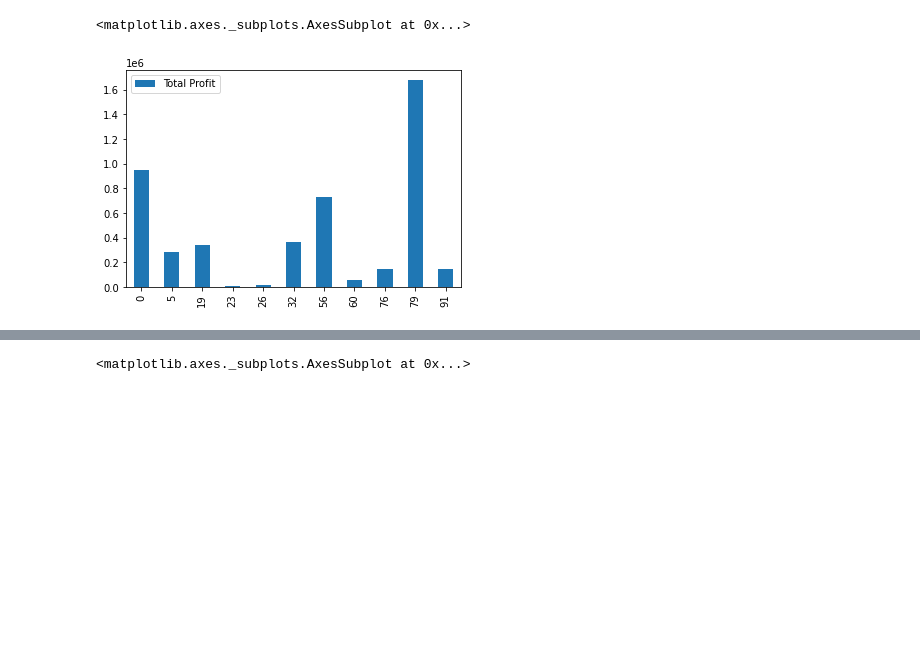
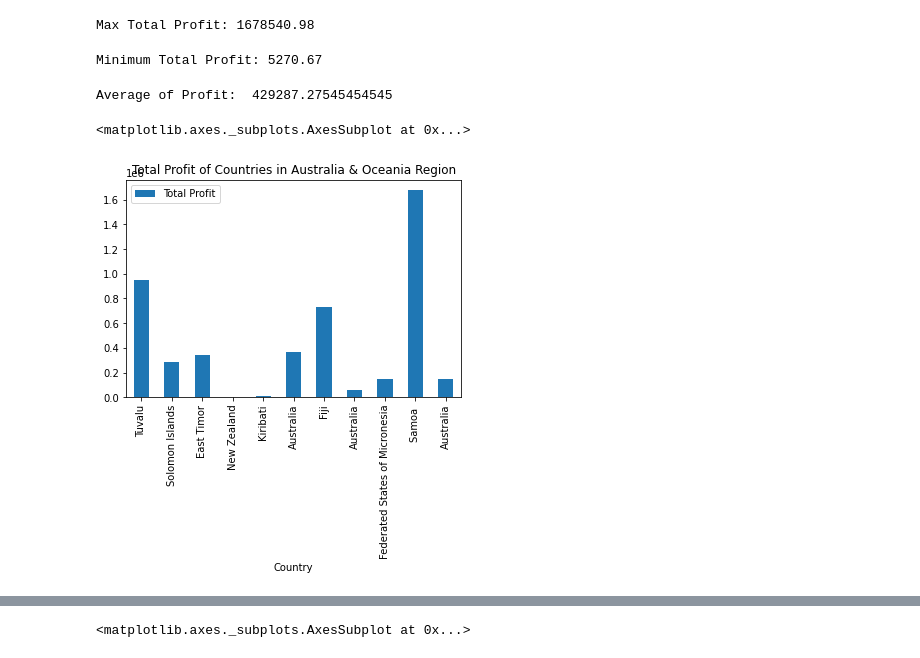
Before and after one commit to SanchitaMahajan/ELP.Sem2_2021_20467876, a Jupyter notebook: ELP_Ques_4_pynb.ipynb, the cells around one changed output, grey strips where cells are left out. Drawn from its saved outputs; the diff is of its cells as text; code cells hidden in the pictures; blank space fills up the shorter version.

```diff
--- a/ELP_Ques_4_pynb.ipynb
+++ b/ELP_Ques_4_pynb.ipynb
@@ -36,0 +9,3 @@ df
+# %%
+Region = df.loc[df['Region']== 'Australia and Oceania']
+Df_Region = pd.DataFrame(region)
@@ -36,0 +30,16 @@ df
+# %%
+Max_Profit =Df_Region['Total Profit'].max()
+print ('Max Total Profit: ' + str(Max_Profit))
+# %% [output]
+Max Total Profit: 1678540.98
+# %%
+Min_Profit = Df_Region['Total Profit'].min()
+print ('Minimum Total Profit: ' + str(Min_Profit))
+# %% [output]
+Minimum Total Profit: 5270.67
+# %%
+Sum_of_profits = Df_Region['Total Profit'].sum()
+Average = Sum_of_profits/ len( Df_Region['Total Profit'])
+print('Average of Profit: ',Average)
+# %% [output]
+Average of Profit:  429287.27545454545
@@ -37,8 +49,8 @@ df
+# %%
+Df_Region.plot.bar(x = 'Country', y = 'Total Profit',title = 'Total Profit of Countries in Australia & Oceania Region')
+# %% [output]
+<matplotlib.axes._subplots.AxesSubplot at 0x...>
+[figure, added]
 # %%
 region = df.loc[df['Region']== 'Australia and Oceania']
 Dff = pd.DataFrame(region)
-# %%
-df_total_profit.plot.bar()
-# %% [output]
-<matplotlib.axes._subplots.AxesSubplot at 0x...>
-[figure, removed]
```
Also changed, not shown: parts of 15 cells of this notebook.
